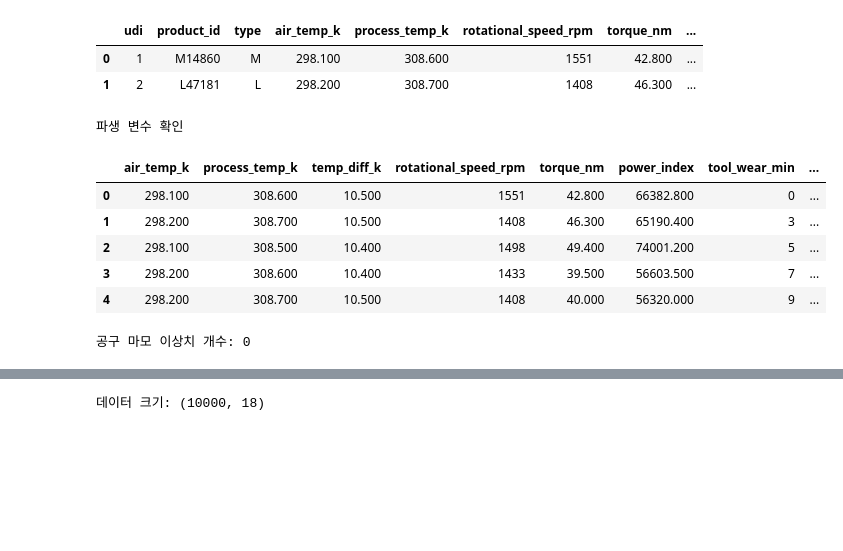
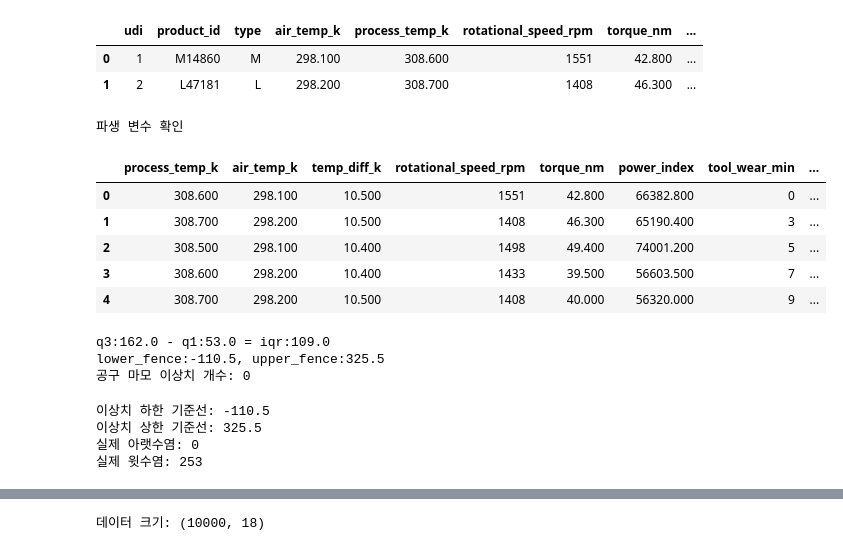
Before and after one commit to sungback/DS01, a Jupyter notebook: work/01_eda.ipynb, the cells around one changed output, grey strips where cells are left out. Cells and saved outputs as stored; diff of their text form; code cells hidden in the pictures; blank space fills up the shorter version.

```diff
--- a/work/01_eda4.ipynb
+++ b/work/01_eda.ipynb
@@ -236,7 +236,7 @@ df.head(2)
 # 공구 마모 구간화
 df["tool_wear_level"] = pd.cut(
     df["tool_wear_min"],
-    bins=[-1, 80, 160, 250],
+    bins=[-1, 80, 160, 260],
     labels=["low", "mid", "high"]
 )
 df.head(2)
@@ -247,34 +247,55 @@ df.head(2)
 # %%
 print("파생 변수 확인")
 display(
-    df[["air_temp_k", "process_temp_k", "temp_diff_k",
+    df[["process_temp_k", "air_temp_k", "temp_diff_k",
         "rotational_speed_rpm", "torque_nm", "power_index",
         "tool_wear_min", "tool_wear_level"]].head()
 )
 # %% [output]
 파생 변수 확인
-|  | air_temp_k | process_temp_k | temp_diff_k | rotational_speed_rpm | torque_nm | power_index | tool_wear_min | ... |
-| 0 | 298.100 | 308.600 | 10.500 | 1551 | 42.800 | 66382.800 | 0 | ... |
-| 1 | 298.200 | 308.700 | 10.500 | 1408 | 46.300 | 65190.400 | 3 | ... |
-| 2 | 298.100 | 308.500 | 10.400 | 1498 | 49.400 | 74001.200 | 5 | ... |
-| 3 | 298.200 | 308.600 | 10.400 | 1433 | 39.500 | 56603.500 | 7 | ... |
-| 4 | 298.200 | 308.700 | 10.500 | 1408 | 40.000 | 56320.000 | 9 | ... |
+|  | process_temp_k | air_temp_k | temp_diff_k | rotational_speed_rpm | torque_nm | power_index | tool_wear_min | ... |
+| 0 | 308.600 | 298.100 | 10.500 | 1551 | 42.800 | 66382.800 | 0 | ... |
+| 1 | 308.700 | 298.200 | 10.500 | 1408 | 46.300 | 65190.400 | 3 | ... |
+| 2 | 308.500 | 298.100 | 10.400 | 1498 | 49.400 | 74001.200 | 5 | ... |
+| 3 | 308.600 | 298.200 | 10.400 | 1433 | 39.500 | 56603.500 | 7 | ... |
+| 4 | 308.700 | 298.200 | 10.500 | 1408 | 40.000 | 56320.000 | 9 | ... |
-# %%
-# 11. 이상치 플래그 만들기
-q1 = df["tool_wear_min"].quantile(0.25)
-q3 = df["tool_wear_min"].quantile(0.75)
-iqr = q3 - q1
-
-lower = q1 - 1.5 * iqr
-upper = q3 + 1.5 * iqr
-
-df["tool_wear_outlier_flag"] = (
-    (df["tool_wear_min"] < lower) | (df["tool_wear_min"] > upper)
-).astype(int)
-
-print("공구 마모 이상치 개수:", df["tool_wear_outlier_flag"].sum())
-# %% [output]
-공구 마모 이상치 개수: 0
+# %%
+# 11. 이상치 플래그 만들기
+q1 = df["tool_wear_min"].quantile(0.25)
+q3 = df["tool_wear_min"].quantile(0.75)
+iqr = q3 - q1
+print(f"q3:{q3} - q1:{q1} = iqr:{iqr}")
+
+lower_fence = q1 - 1.5 * iqr
+upper_fence = q3 + 1.5 * iqr
+
+print(f"lower_fence:{lower_fence}, upper_fence:{upper_fence}")
+
+df["tool_wear_outlier_flag"] = (
+    (df["tool_wear_min"] < lower_fence) | (df["tool_wear_min"] > upper_fence)
+).astype(int)
+
+print("공구 마모 이상치 개수:", df["tool_wear_outlier_flag"].sum())
+# %% [output]
+q3:162.0 - q1:53.0 = iqr:109.0
+lower_fence:-110.5, upper_fence:325.5
+공구 마모 이상치 개수: 0
+# %%
+# 실제 아랫수염: lower_fence 이상인 값 중 최솟값
+lower_whisker = df.loc[df["tool_wear_min"] >= lower_fence, "tool_wear_min"].min()
+
+# 실제 윗수염: upper_fence 이하인 값 중 최댓값
+upper_whisker = df.loc[df["tool_wear_min"] <= upper_fence, "tool_wear_min"].max()
+
+print("이상치 하한 기준선:", lower_fence)
+print("이상치 상한 기준선:", upper_fence)
+print("실제 아랫수염:", lower_whisker)
+print("실제 윗수염:", upper_whisker)
+# %% [output]
+이상치 하한 기준선: -110.5
+이상치 상한 기준선: 325.5
+실제 아랫수염: 0
+실제 윗수염: 253
 # %%
 # 12. 조건 필터링 예시
 print("고장 발생 + 공구 마모 150 이상 데이터")
```
Also changed, not shown: parts of 8 cells of this notebook, 11 other files.
